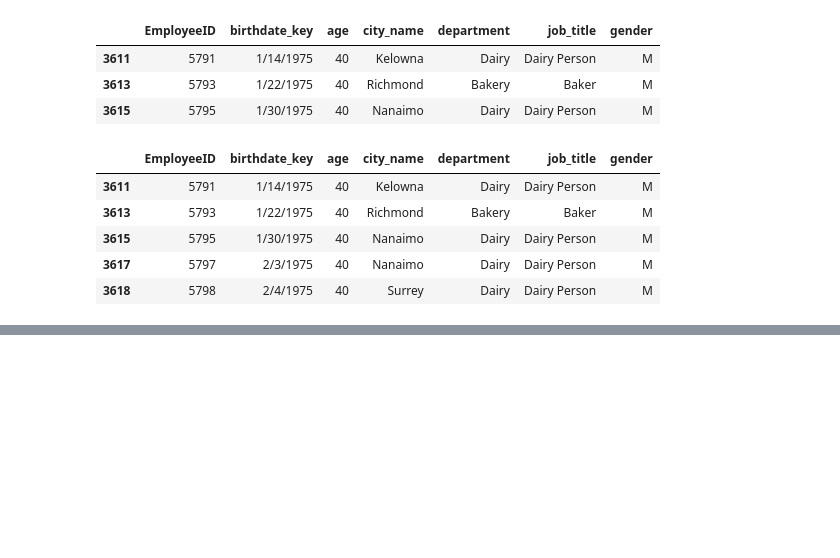
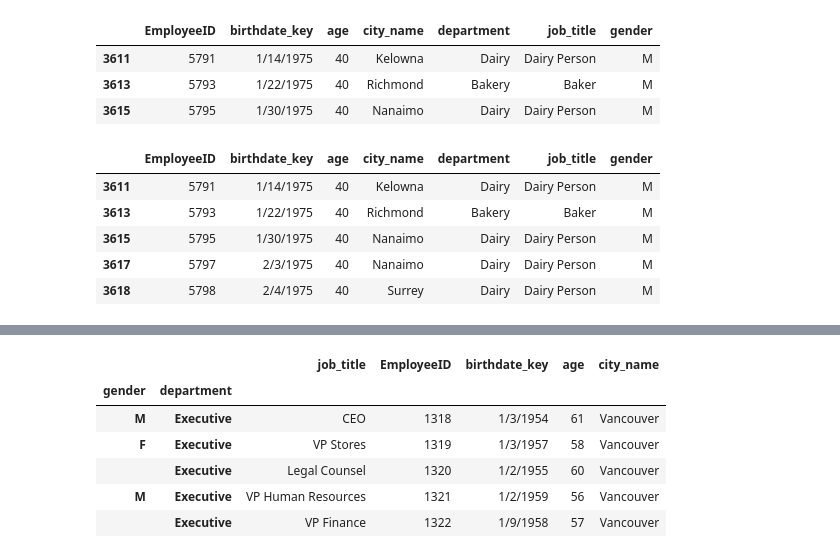
Before and after one commit to Shepherd1701/dw-joyful-pandas, a Jupyter notebook: Task03.ipynb, the cells around one changed output, grey strips where cells are left out. Saved outputs shown, nothing was run; the diff lists cells and outputs as text; code cells hidden in the pictures; blank space fills up the shorter version.

```diff
--- a/Task03.ipynb
+++ b/Task03.ipynb
@@ -1233,0 +1291,12 @@ df1 = df.loc[df.EmployeeID % 2 == 1]
+# %%
+# 4.恢复中间一层(参考答案)
+df_op = df_op.reset_index(level=1)
+df_op.head()
+# %% [output]
+|  |  | job_title | EmployeeID | birthdate_key | age | city_name |
+| gender | department |  |  |  |  |  |
+| M | Executive | CEO | 1318 | 1/3/1954 | 61 | Vancouver |
+| F | Executive | VP Stores | 1319 | 1/3/1957 | 58 | Vancouver |
+|  | Executive | Legal Counsel | 1320 | 1/2/1955 | 60 | Vancouver |
+| M | Executive | VP Human Resources | 1321 | 1/2/1959 | 56 | Vancouver |
+|  | Executive | VP Finance | 1322 | 1/9/1958 | 57 | Vancouver |
```
Also changed, not shown: parts of 21 cells of this notebook.
